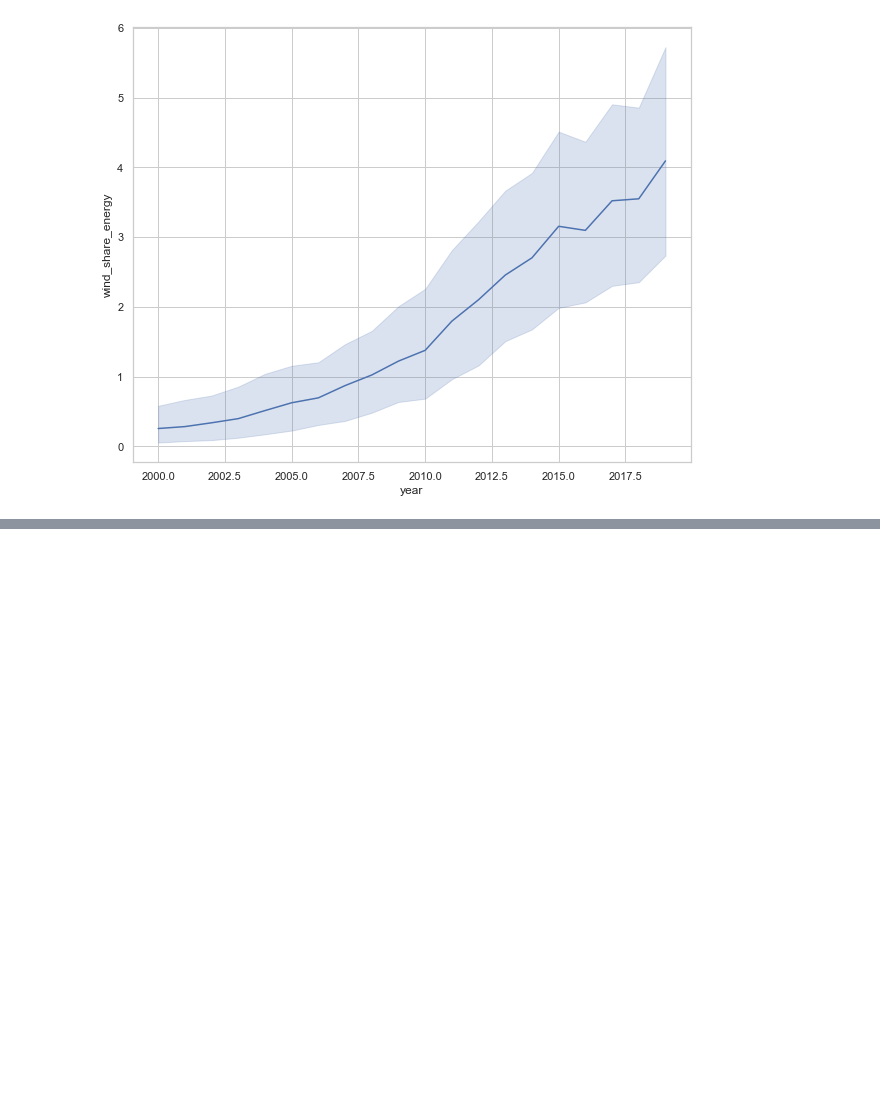
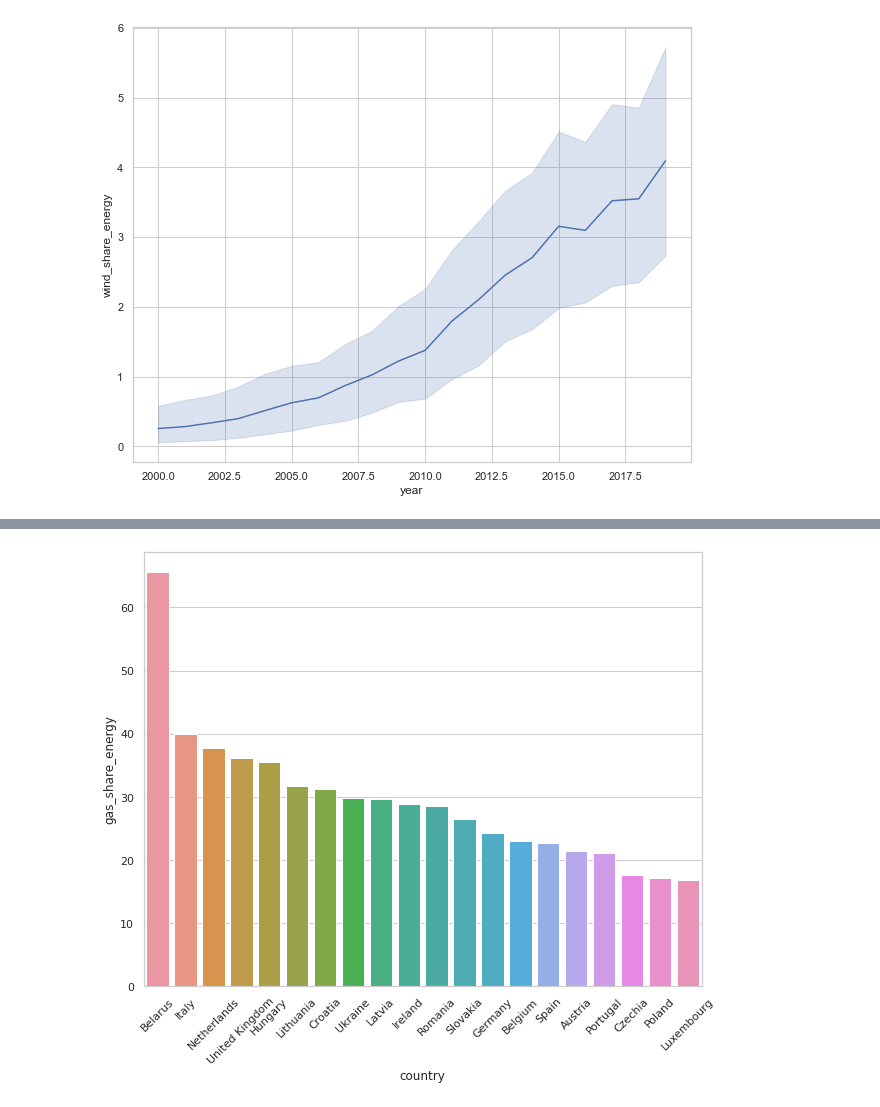
Before and after one commit to WalternativE/energy_price_analysis, a Jupyter notebook: notebooks/03_owid_exploration.ipynb, the cells around one changed output, grey strips where cells are left out. Saved outputs shown, nothing was run; the diff lists cells and outputs as text; code cells hidden in the pictures; blank space fills up the shorter version.

```diff
--- a/notebooks/03_owid_exploration.ipynb
+++ b/notebooks/03_owid_exploration.ipynb
@@ -131,0 +163,14 @@ plt.show()
+# %%
+sns.barplot(
+    data=(
+        owid_europe[owid_europe["year"] == 2019]
+            .sort_values(by="gas_share_energy", ascending=False)
+            .head(n=20)
+    ),
+    x="country",
+    y="gas_share_energy",
+)
+plt.xticks(rotation=45)
+plt.show()
+# %% [output]
+[figure, added]
```
Also changed, not shown: parts of 7 cells of this notebook, 22 other files.
